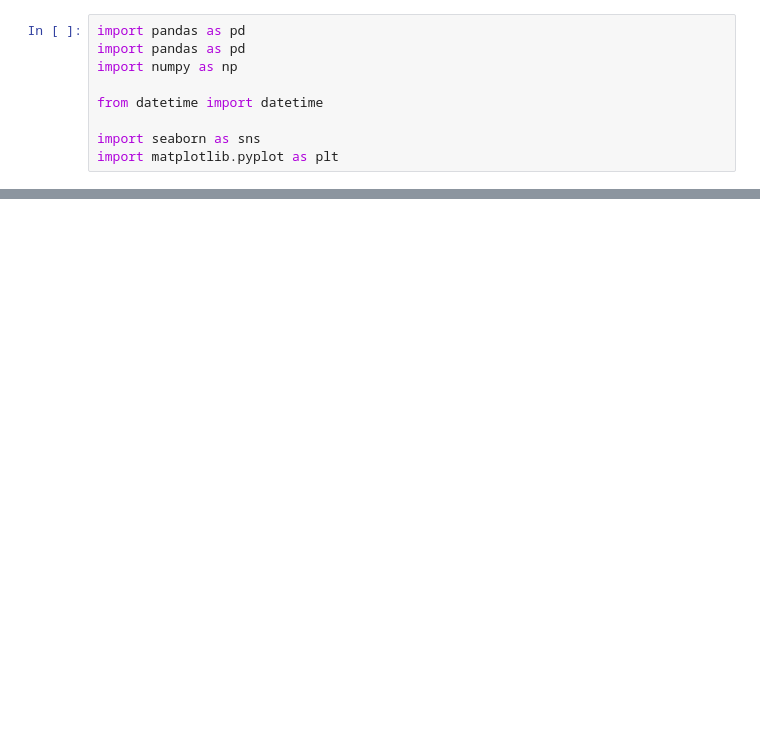
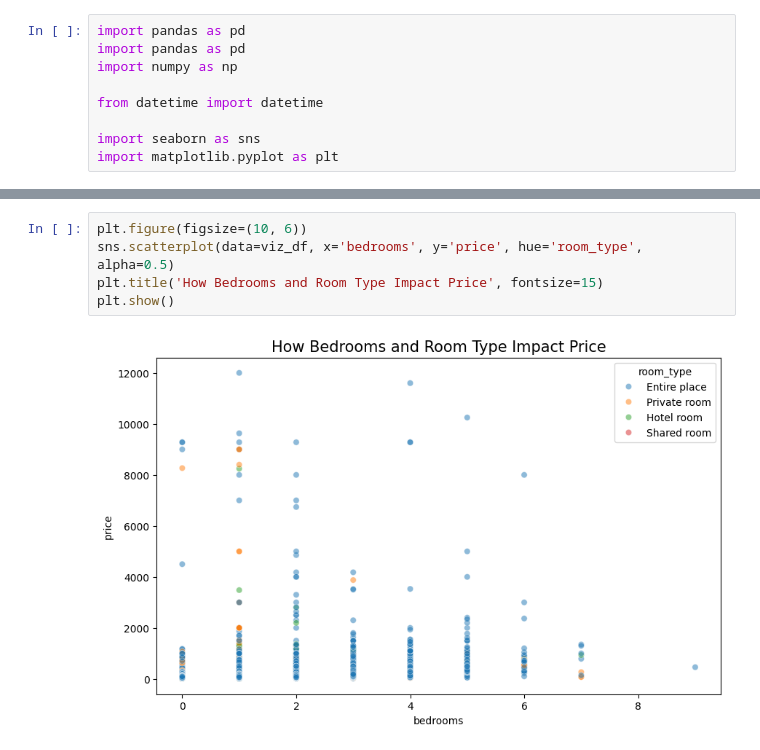
Before and after one commit to rehambakri/airbnb-paris, a Jupyter notebook: notebooks/EDA.ipynb, the cells around one changed output, grey strips where cells are left out. Drawn from its saved outputs; the diff is of its cells as text; blank space fills up the shorter version.

```diff
--- a/notebooks/EDA.ipynb
+++ b/notebooks/EDA.ipynb
@@ -24,0 +53,7 @@ viz_df.head()
+# %%
+plt.figure(figsize=(10, 6))
+sns.scatterplot(data=viz_df, x='bedrooms', y='price', hue='room_type', alpha=0.5)
+plt.title('How Bedrooms and Room Type Impact Price', fontsize=15)
+plt.show()
+# %% [output]
+[figure, added]
```
Also changed, not shown: parts of 2 cells of this notebook, 4 other files.
